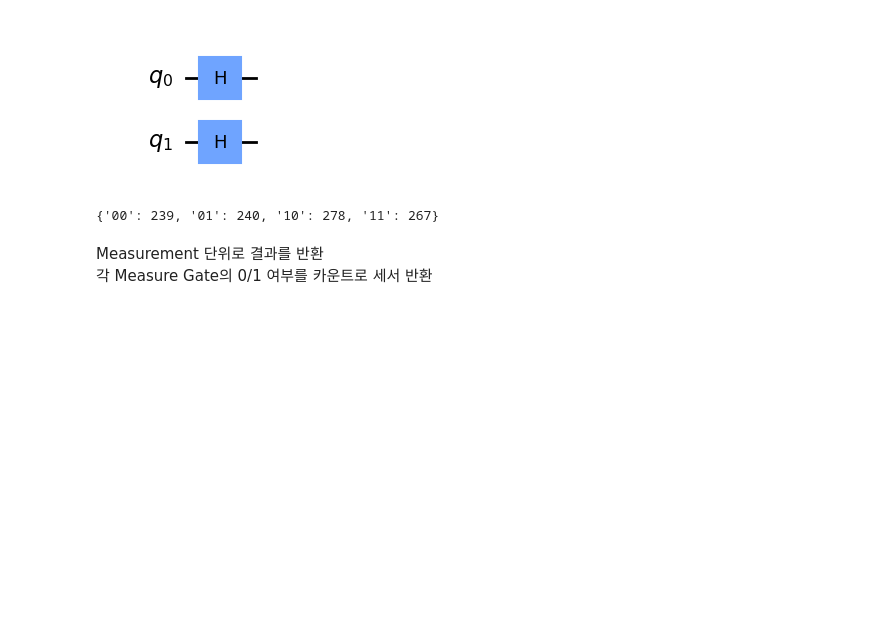
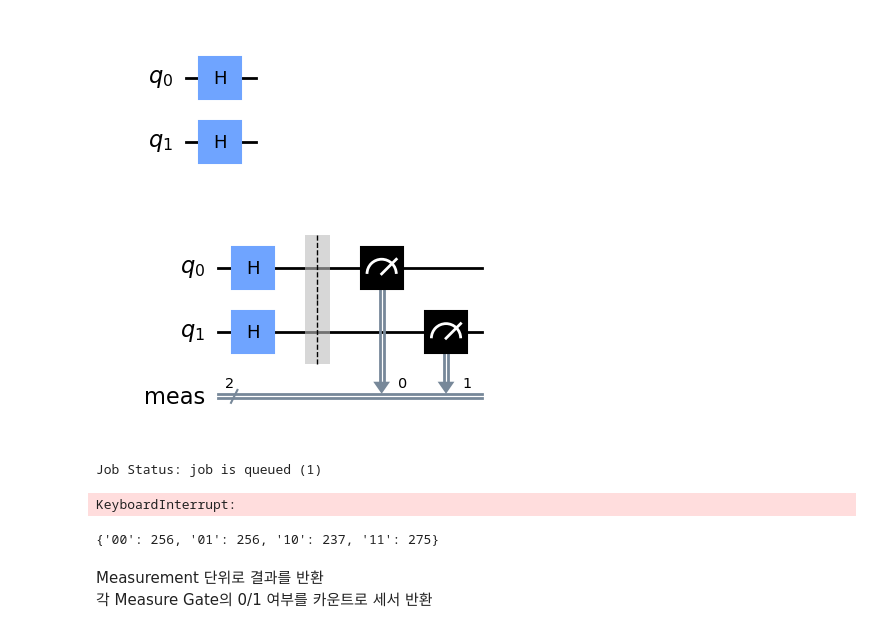
Before and after one commit to Korea-Quantum-Computing/quantum_tutorial, a Jupyter notebook: 5. QiskitRuntime.ipynb, the cells around one changed output. Drawn from its saved outputs; the diff is of its cells as text; code cells hidden in the pictures; blank space fills up the shorter version.

```diff
--- a/5. QiskitRuntime.ipynb
+++ b/5. QiskitRuntime.ipynb
@@ -52,17 +56,26 @@ display(qc1.draw("mpl"))
+# %%
+qc1 = QuantumCircuit(2)
+
+qc1.h(0)
+qc1.h(1)
+qc1.measure_all()
+qc1.draw("mpl")
+# %% [output]
+[figure, added]
 # %%
-qc1 = QuantumCircuit(2)
-
-qc1.h(0)
-qc1.h(1)
-qc1.measure_all()
-
-backend = provider.get_backend("ibmq_qasm_simulator")
+backend = provider.get_backend("ibmq_montreal")
 shots = 1024
 qc_transpile = transpile(qc1,backend)
 job = backend.run(qc_transpile, shots=shots)
-job.result().get_counts()
-# %% [output]
-{'00': 239, '01': 240, '10': 278, '11': 267}
+# %%
+job_monitor(job, interval=2)
+# %% [output]
+Job Status: job is queued (1)
+KeyboardInterrupt:
+# %%
+job.result().get_counts()
+# %% [output]
+{'00': 256, '01': 256, '10': 237, '11': 275}
 # %% [markdown]
 Measurement 단위로 결과를 반환
 각 Measure Gate의 0/1 여부를 카운트로 세서 반환
```
Also changed, not shown: parts of 20 cells of this notebook.
